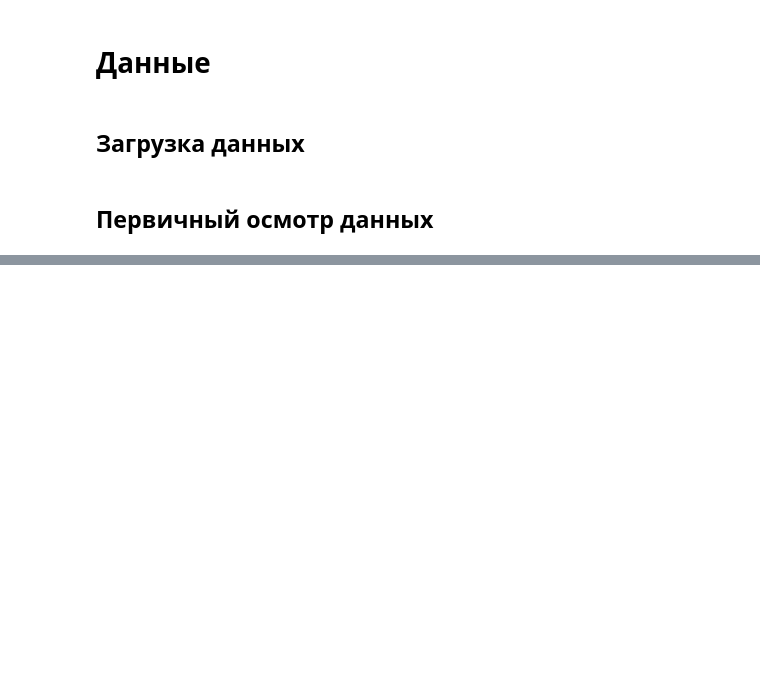
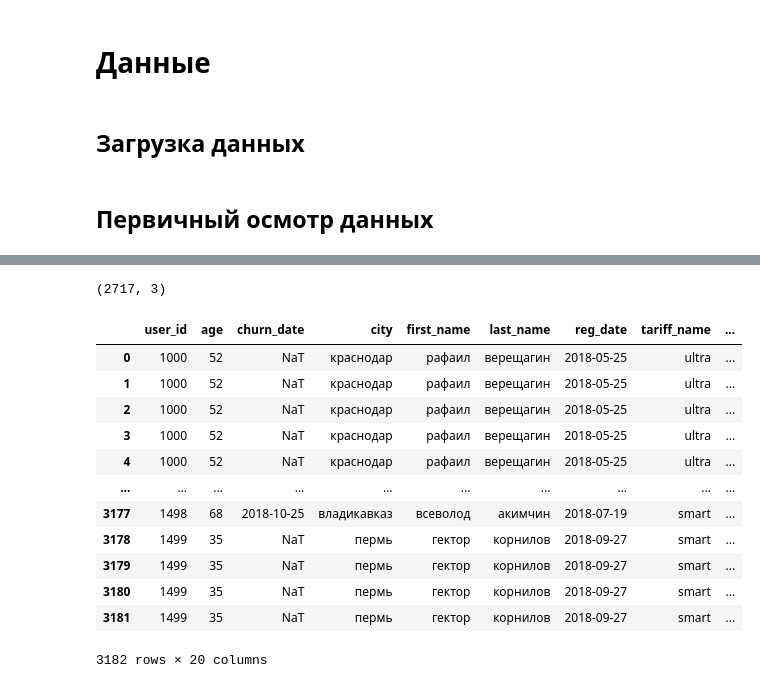
Before and after one commit to parabatareek/DataAnalyst, a Jupyter notebook: Projects/Project 5 - Определение перспективного тарифа для телеком-компании/Project 5 - Определение перспективного тарифа для телеком-компании.ipynb, the cells around one changed output, grey strips where cells are left out. Drawn from its saved outputs; the diff is of its cells as text; code cells hidden in the pictures; blank space fills up the shorter version.

```diff
--- a/Projects/Project 5 - Определение перспективного тарифа для телеком-компании/Project 5 - Определение перспективного тарифа для телеком-компании.ipynb
+++ b/Projects/Project 5 - Определение перспективного тарифа для телеком-компании/Project 5 - Определение перспективного тарифа для телеком-компании.ipynb
@@ -173,0 +536,9 @@ display(users)
+# %%
+messages['month'] = messages['message_date'].dt.month
+messages_pivot = pd.pivot_table(data=messages,
+                                index=['user_id', 'month'],
+                                values='message_date',
+                                aggfunc='count')
+messages_pivot.columns = ['messages_count']
+messages_pivot.reset_index(inplace=True)
+messages_pivot
@@ -173,0 +559,21 @@ display(users)
+# %%
+messages_pivot.shape
+# %% [output]
+(2717, 3)
+# %%
+revenue_data = revenue_data.merge(messages_pivot, on=['user_id','month'], how='left')
+revenue_data.shape
+# %% [output]
+|  | user_id | age | churn_date | city | first_name | last_name | reg_date | tariff_name | ... |
+| 0 | 1000 | 52 | NaT | краснодар | рафаил | верещагин | 2018-05-25 | ultra | ... |
+| 1 | 1000 | 52 | NaT | краснодар | рафаил | верещагин | 2018-05-25 | ultra | ... |
+| 2 | 1000 | 52 | NaT | краснодар | рафаил | верещагин | 2018-05-25 | ultra | ... |
+| 3 | 1000 | 52 | NaT | краснодар | рафаил | верещагин | 2018-05-25 | ultra | ... |
+| 4 | 1000 | 52 | NaT | краснодар | рафаил | верещагин | 2018-05-25 | ultra | ... |
+| ... | ... | ... | ... | ... | ... | ... | ... | ... | ... |
+| 3177 | 1498 | 68 | 2018-10-25 | владикавказ | всеволод | акимчин | 2018-07-19 | smart | ... |
+| 3178 | 1499 | 35 | NaT | пермь | гектор | корнилов | 2018-09-27 | smart | ... |
+| 3179 | 1499 | 35 | NaT | пермь | гектор | корнилов | 2018-09-27 | smart | ... |
+| 3180 | 1499 | 35 | NaT | пермь | гектор | корнилов | 2018-09-27 | smart | ... |
+| 3181 | 1499 | 35 | NaT | пермь | гектор | корнилов | 2018-09-27 | smart | ... |
+3182 rows × 20 columns
```
Also changed, not shown: parts of 36 cells of this notebook, 1 other file.
